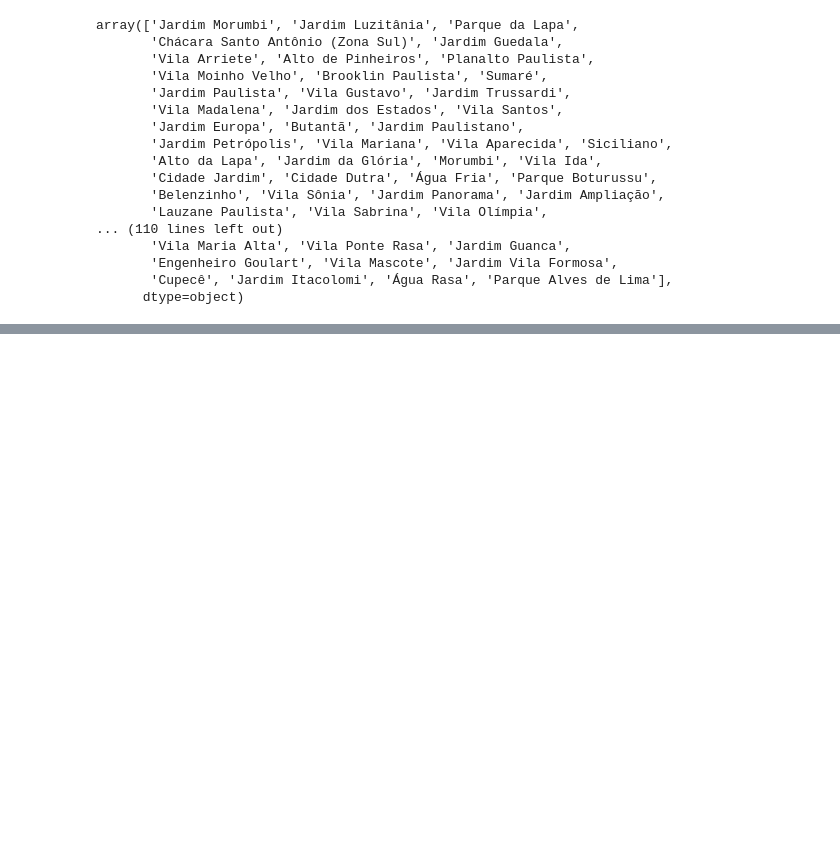
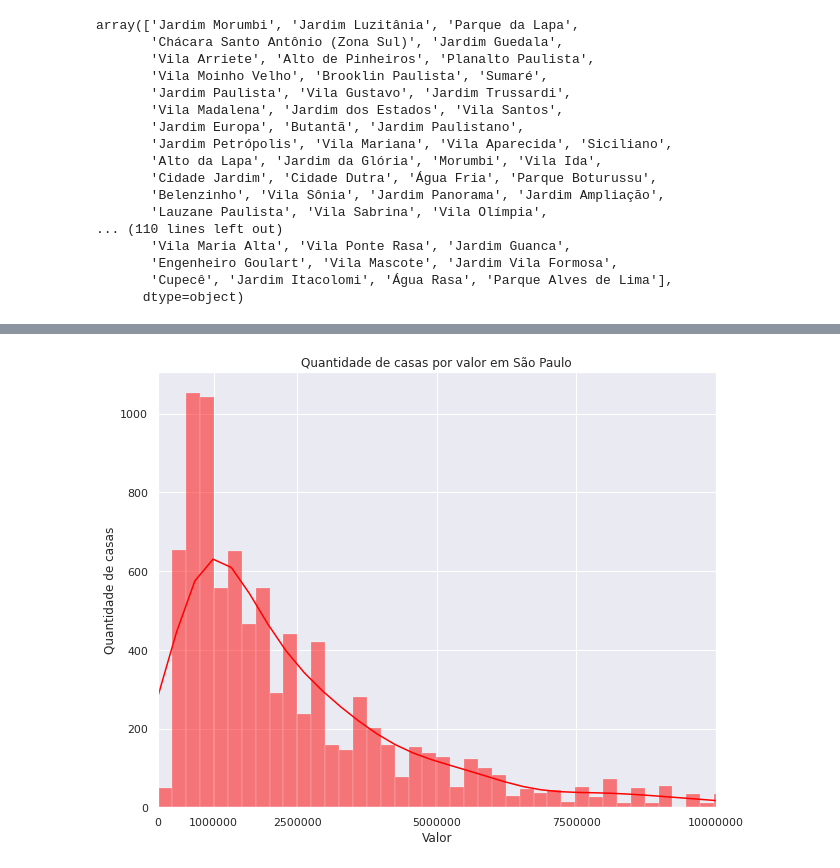
Before and after one commit to jackson541/machine-learning, a Jupyter notebook: projetos/4 - imersao dados alura.ipynb, the cells around one changed output, grey strips where cells are left out. Cells and saved outputs as stored; diff of their text form; code cells hidden in the pictures; blank space fills up the shorter version.

```diff
--- a/projetos/4 - imersao dados alura.ipynb
+++ b/projetos/4 - imersao dados alura.ipynb
@@ -67,0 +158,21 @@ array(['Jardim Morumbi', 'Jardim Luzitânia', 'Parque da Lapa',
+# %%
+# desafio 2: Deixar o gráfico do histograma de valores legível (alterar labels, cores, título, escala).
+plt.figure(figsize=(10, 8))
+ax = sns.histplot(data = houses, x = 'Valor', kde=True, color='red')
+plt.xlim(-50, 10000000)
+
+# título
+ax.set_title('Quantidade de casas por valor em São Paulo')
+
+# alterando os labels
+ax.set_ylabel('Quantidade de casas')
+
+# alterando a escala de X
+ax.set_xticks(
+    [0, 1000000, 2500000, 5000000, 7500000, 10000000],
+    labels=['0', '1000000', '2500000', '5000000', '7500000', '10000000']
+)
+
+plt.show()
+# %% [output]
+[figure, added]
```
Also changed, not shown: parts of 10 cells of this notebook.
